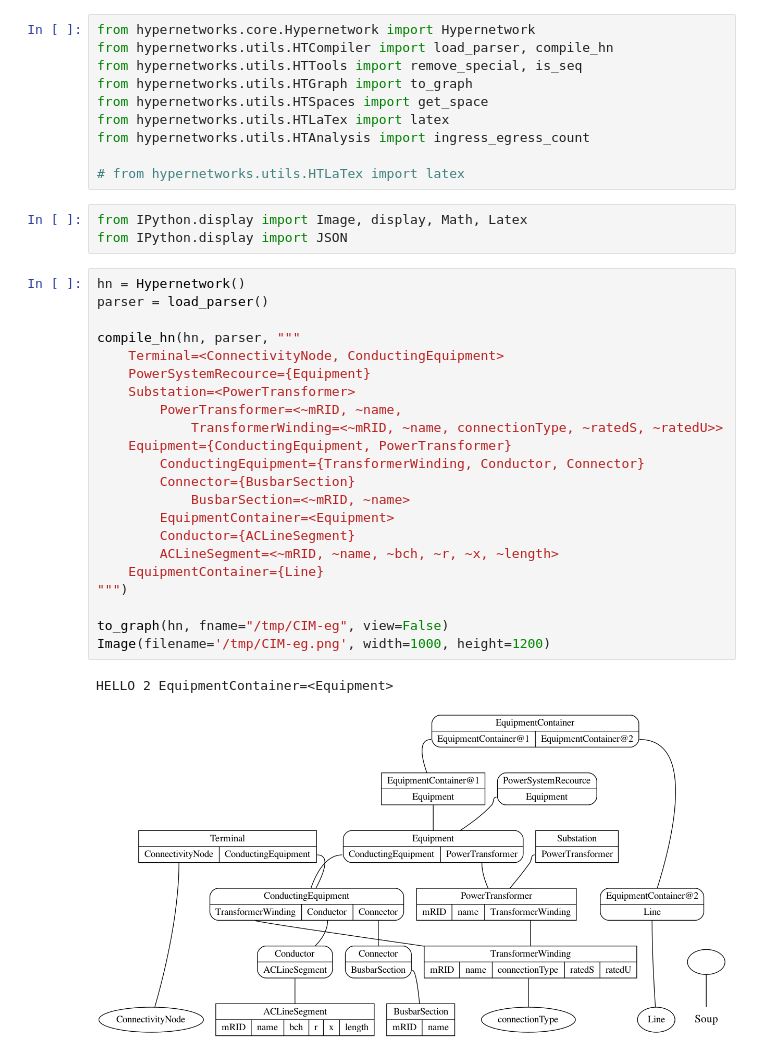
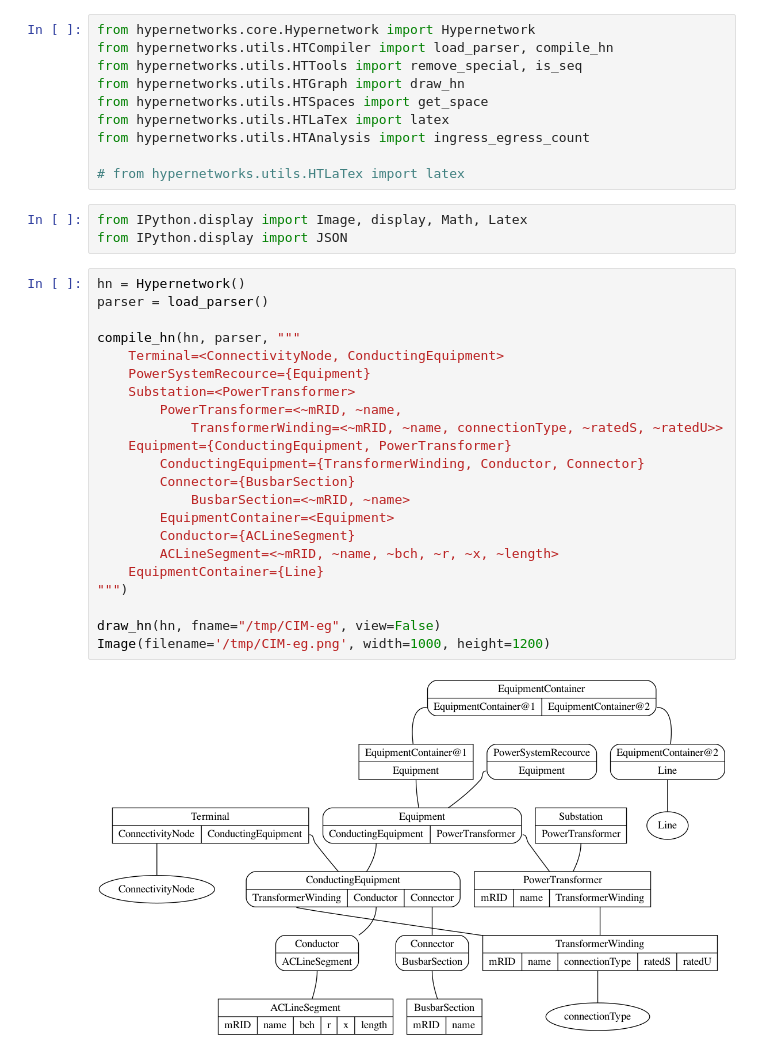
Before and after one commit to rdchar/Hora, a Jupyter notebook: examples/Power.ipynb, the cells around one changed output. Cells and saved outputs as stored; diff of their text form.

```diff
--- a/examples/Power.ipynb
+++ b/examples/Power.ipynb
@@ -2,7 +2,7 @@
 from hypernetworks.core.Hypernetwork import Hypernetwork
 from hypernetworks.utils.HTCompiler import load_parser, compile_hn
 from hypernetworks.utils.HTTools import remove_special, is_seq
-from hypernetworks.utils.HTGraph import to_graph
+from hypernetworks.utils.HTGraph import draw_hn
 from hypernetworks.utils.HTSpaces import get_space
 from hypernetworks.utils.HTLaTex import latex
 from hypernetworks.utils.HTAnalysis import ingress_egress_count
@@ -14,28 +14,27 @@ from IPython.display import JSON
 # %%
 hn = Hypernetwork()
 parser = load_parser()
 
 compile_hn(hn, parser, """
     Terminal=<ConnectivityNode, ConductingEquipment>
     PowerSystemRecource={Equipment}
     Substation=<PowerTransformer>
         PowerTransformer=<~mRID, ~name,
             TransformerWinding=<~mRID, ~name, connectionType, ~ratedS, ~ratedU>>
     Equipment={ConductingEquipment, PowerTransformer}
         ConductingEquipment={TransformerWinding, Conductor, Connector}
         Connector={BusbarSection}
             BusbarSection=<~mRID, ~name>
         EquipmentContainer=<Equipment>
         Conductor={ACLineSegment}
         ACLineSegment=<~mRID, ~name, ~bch, ~r, ~x, ~length>
     EquipmentContainer={Line}
 """)
 
-to_graph(hn, fname="/tmp/CIM-eg", view=False)
+draw_hn(hn, fname="/tmp/CIM-eg", view=False)
 Image(filename='/tmp/CIM-eg.png', width=1000, height=1200)
 # %% [output]
-HELLO 2 EquipmentContainer=<Equipment>
-[figure, old version]
+[figure, new version]
 # %%
 # Add heating
 
```
Also changed, not shown: parts of 4 cells of this notebook, 15 other files.
